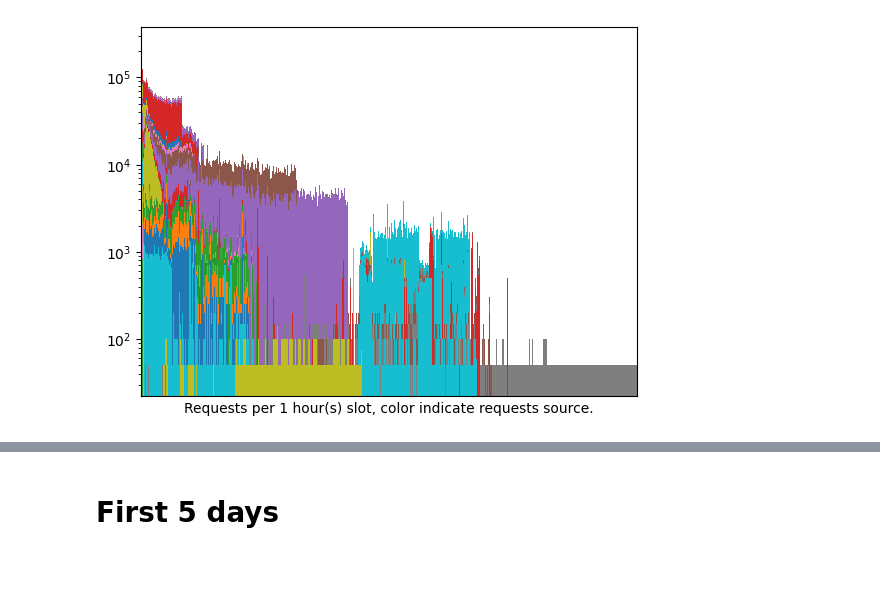
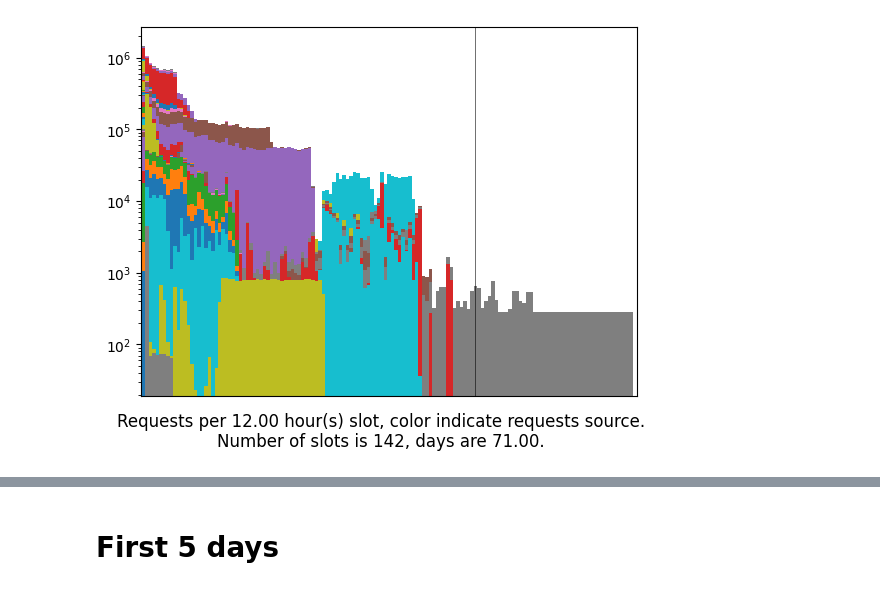
Before and after one commit to princio/dga-detection-analysis-framework, a Jupyter notebook: ml/windows_time.ipynb, the cells around one changed output, grey strips where cells are left out. Cells and saved outputs as stored; diff of their text form; code cells hidden in the pictures.

Commit message:
ml: wonderful plots asset: example_slot.sql added ORDER BY SLOTNUM

```diff
--- a/ml/windows_time.ipynb
+++ b/ml/windows_time.ipynb
@@ -10,13 +10,13 @@ import numpy as np
 import common # type: ignore
 from sklearn.feature_selection import VarianceThreshold
 from mlxtend.feature_selection import SequentialFeatureSelector
-import warnings
-import pickle
-from pprint import pprint
 from IPython.display import display, Markdown, Latex
 import matplotlib.pyplot as plt
+from sqlalchemy import create_engine, text
 
+SEC_PER_SLOT = 12 * 60 * 60
+EPS_TH = 0.5
+DATASET = "CTU-13"
+database = common.Database()
 dataset = common.Dataset()
-dataset.slot()
-dataset.df[["source_id", "slot"]].reset_index(drop=True).value_counts().unstack().T.fillna(0)
-dataset.slot_sum(["q", "source_id"], ["source_id"])
+slot = common.Slot(database, SEC_PER_SLOT, EPS_TH, DATASET)
@@ -124,8 +108,0 @@ Therefore:
-# %%
-tmp = dataset.slot_sum([ "q", "source_id"], ["source_id"], days=-1)
-ax = tmp.plot(kind="bar", width=1, stacked=True, logy=True, legend=False)
-ax.set_xticks([])
-ax.set_xlabel("Requests per %.2s hour(s) slot, color indicate requests source." % int(dataset.SEC_PER_SLOT / (60 * 60)))
-plt.show()
-# %% [output]
-[figure, removed]
@@ -147,0 +109,15 @@ plt.show()
+# %%
+MAX_SLOTNUM = slot.df["slotnum"].max()
+MAX_SLOTNUM_DAY = MAX_SLOTNUM / slot.SLOTS_PER_DAY
+th_slotnum = int(MAX_SLOTNUM / 2) + 25
+
+txt = f"Requests per {slot.HOUR_PER_SLOT:.2f} hour(s) slot, color indicate requests source.\nNumber of slots is {MAX_SLOTNUM}, days are {MAX_SLOTNUM_DAY:.2f}."
+tmp = slot.groupsum([ "q", "pcap_id"], ["pcap_id"], days=-1)
+ax = tmp.plot(kind="bar", width=1, stacked=True, logy=True, legend=False)
+ax.set_xticks([])
+ax.set_xlabel("")
+ax.axvline(th_slotnum, color="black", linewidth=0.4)
+plt.figtext(0.5, 0.01, txt, wrap=True, horizontalalignment='center', fontsize=12)
+plt.show()
+# %% [output]
+[figure, added]
```
Also changed, not shown: parts of 10 cells of this notebook, 3 other files.
